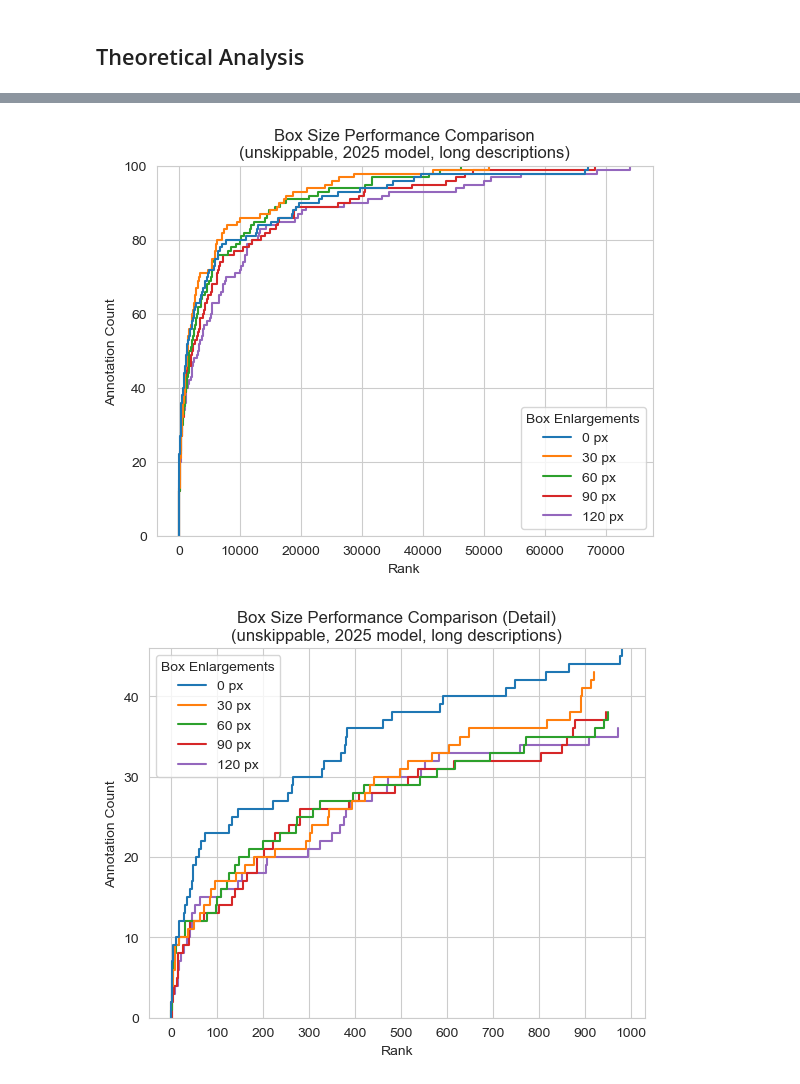
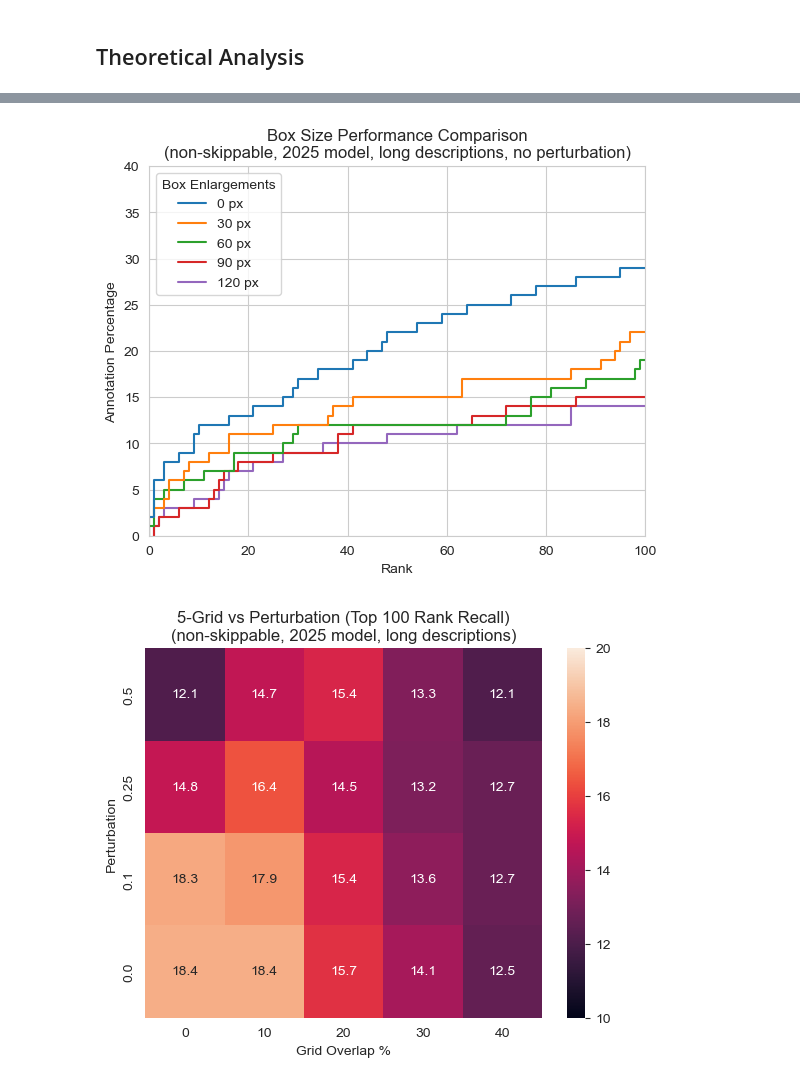
Before and after one commit to eceltov/V3Project, a Jupyter notebook: report.ipynb, the cells around one changed output, grey strips where cells are left out. Saved outputs shown, nothing was run; the diff lists cells and outputs as text; code cells hidden in the pictures.

```diff
--- a/report.ipynb
+++ b/report.ipynb
@@ -160,7 +178,7 @@ ranks_short = static.drop("rank_long", axis=1).rename(columns={"rank_short": "ra
 ranks_short.insert(5, "description_kind", ["short"] * static.shape[0])
 merged_ranks = pd.concat([ranks_short, ranks_long])
 
-def get_filtered_ranks(skippable: bool = None, kind: str = None, model_year: int = None, description_kind: str = None):
+def get_filtered_ranks(skippable: bool = None, kind: str = None, model_year: int = None, description_kind: str = None, pertubation_factor: float = None):
   selected_filters = []
   if skippable != None:
     selected_filters.append(merged_ranks["skippable"] == skippable)
@@ -170,6 +188,8 @@ def get_filtered_ranks(skippable: bool = None, kind: str = None, model_year: int
     selected_filters.append(merged_ranks["model_year"] == model_year)
   if description_kind != None:
     selected_filters.append(merged_ranks["description_kind"] == description_kind)
+  if pertubation_factor != None:
+    selected_filters.append((merged_ranks["pertubation_factor"] > pertubation_factor - 0.001) & (merged_ranks["pertubation_factor"] < pertubation_factor + 0.001))
 
   if len(selected_filters) == 0:
     return merged_ranks
@@ -443,42 +433,60 @@ g = g.set_title("Localization Comparison (Detail)\n(unskippable, 2025 model, lon
 # %%
 filtered = get_filtered_ranks_optimal(skippable=False, model_year=2025, description_kind="long")
 filtered_static = get_filtered_ranks(skippable=False, model_year=2025, description_kind="long", kind="whole")
 filtered_static
 # filtered.reset_index()
 # area_incs = []
 # for index, row in filtered.iterrows():
 #   filter = (filtered["author"] == row["author"]) & (filtered["skippable"] == row["skippable"]) & (filtered["annotation_id"] == row["annotation_id"])
 #   base = filtered[filter & (filtered["box_enlargements"] == 0)]
 #   area_incs.append(int(row.area) / int(base.area))
 # filtered.insert(0, "area_inc", area_incs)
 
 filtered = pd.concat([
   filtered[filtered.box_enlargements == 0][:100],
   filtered[filtered.box_enlargements == 1][:100],
   filtered[filtered.box_enlargements == 2][:100],
   filtered[filtered.box_enlargements == 3][:100],
   filtered[filtered.box_enlargements == 4][:100],
 ])
 
 fig, ax = plt.subplots()
 ax.set_xlabel("Rank")
-ax.set_ylabel("Annotation Count")
+ax.set_ylabel("Annotation Percentage")
 hue = filtered[["box_enlargements"]].apply(lambda row: f"{row.box_enlargements * 30} px", axis=1)
 hue.name = "Box Enlargements"
-g = sns.ecdfplot(data=filtered, x="rank", hue=hue, stat="count")
-g = g.set_title("Box Size Performance Comparison\n(unskippable, 2025 model, long descriptions)")
+g = sns.ecdfplot(data=filtered, x="rank", hue=hue, stat="percent")
+g = g.set_title("Box Size Performance Comparison\n(non-skippable, 2025 model, long descriptions, no perturbation)")
+ax.set_xlim(0, 100)
+ax.set_ylim(0, 40)
 plt.show()
-
-
-fig, ax = plt.subplots()
-ax.set_xlabel("Rank")
-ax.set_ylabel("Annotation Count")
-filtered_top_1000 = filtered[filtered["rank"] < 1000]
-hue = filtered_top_1000[["box_enlargements"]].apply(lambda row: f"{row.box_enlargements * 30} px", axis=1)
-hue.name = "Box Enlargements"
-g = sns.ecdfplot(data=filtered_top_1000, x="rank", hue=hue, stat="count")
-g.xaxis.set_major_locator(ticker.MultipleLocator(100))
-g = g.set_title("Box Size Performance Comparison (Detail)\n(unskippable, 2025 model, long descriptions)")
 # %% [output]
-[figure, old version]
+[figure, new version]
-[figure, removed]
+# %%
+grids = ["centerpiece_0", "centerpiece_10", "centerpiece_20", "centerpiece_30", "centerpiece_40"]
+pertubation_factors = [0, 0.1, 0.25, 0.5]
+
+rows = []
+for grid in grids:
+  for factor in pertubation_factors:
+    filtered = get_filtered_ranks(skippable=False, model_year=2025, description_kind="long", kind=grid, pertubation_factor=factor)
+    top_100_count = len(filtered[filtered["rank"] < 100])
+    score = top_100_count / unskippable_annotations.shape[0] * 100
+    if factor > 0:
+      score /= 5
+    rows.append({
+      "grid": grid.split("_")[1],
+      "pertubation": factor,
+      "score": score,
+    })
+
+heatmap_df = pd.DataFrame(rows)
+pivoted = heatmap_df.pivot(index="pertubation", columns="grid", values="score")
+pivoted = pivoted.reindex(index=pivoted.index[::-1])
+
+
+
+g = sns.heatmap(pivoted, vmin=10, vmax=20, annot=True, fmt=".1f")
+g = g.set(xlabel="Grid Overlap %", ylabel="Perturbation", title="5-Grid vs Perturbation (Top 100 Rank Recall)\n(non-skippable, 2025 model, long descriptions)")
+# %% [output]
+[figure, added]
```
Also changed, not shown: parts of 24 cells of this notebook.
